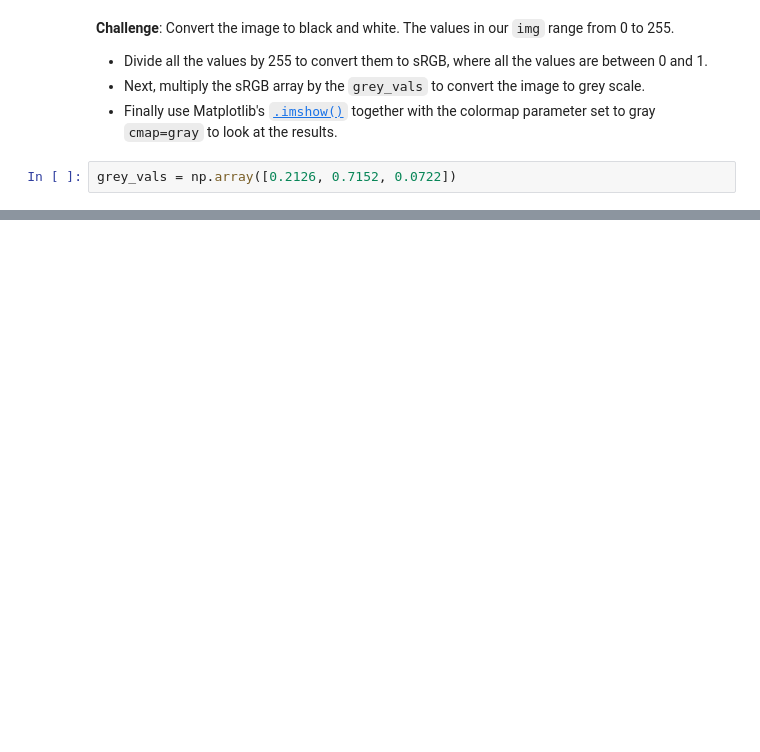
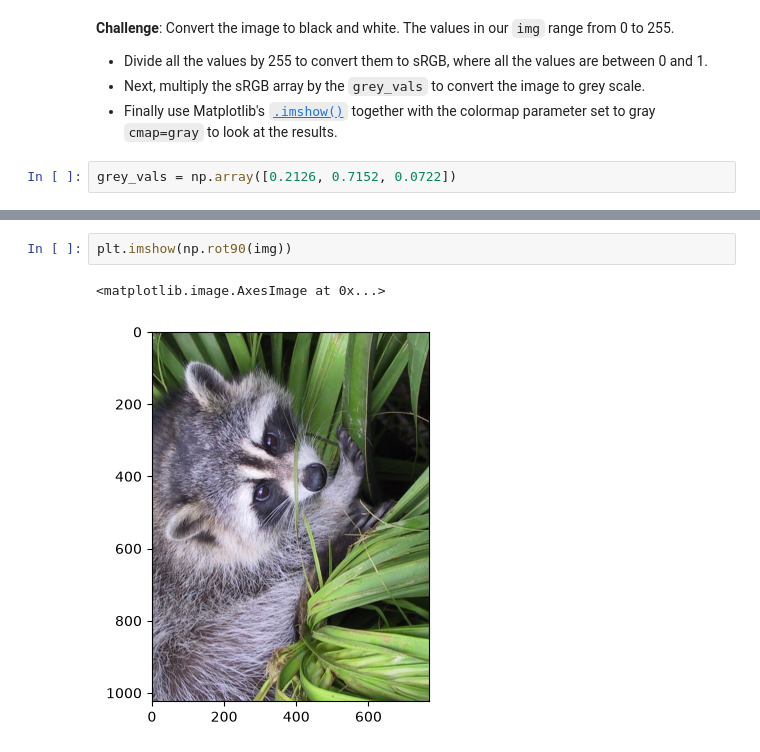
Before and after one commit to Sid72020123/Learn-Python---Udemy, a Jupyter notebook: src/Day 77/Computation_with_NumPy_and_N_Dimensional_Arrays.ipynb, the cells around one changed output, grey strips where cells are left out. Cells and saved outputs as stored; diff of their text form; blank space fills up the shorter version.

```diff
--- a/src/Day 77/Computation_with_NumPy_and_N_Dimensional_Arrays.ipynb
+++ b/src/Day 77/Computation_with_NumPy_and_N_Dimensional_Arrays.ipynb
@@ -310,0 +336,5 @@ file_name = 'yummy_macarons.jpg'
+# %%
+plt.imshow(np.rot90(img))
+# %% [output]
+<matplotlib.image.AxesImage at 0x...>
+[figure, added]
```
Also changed, not shown: parts of 15 cells of this notebook.
